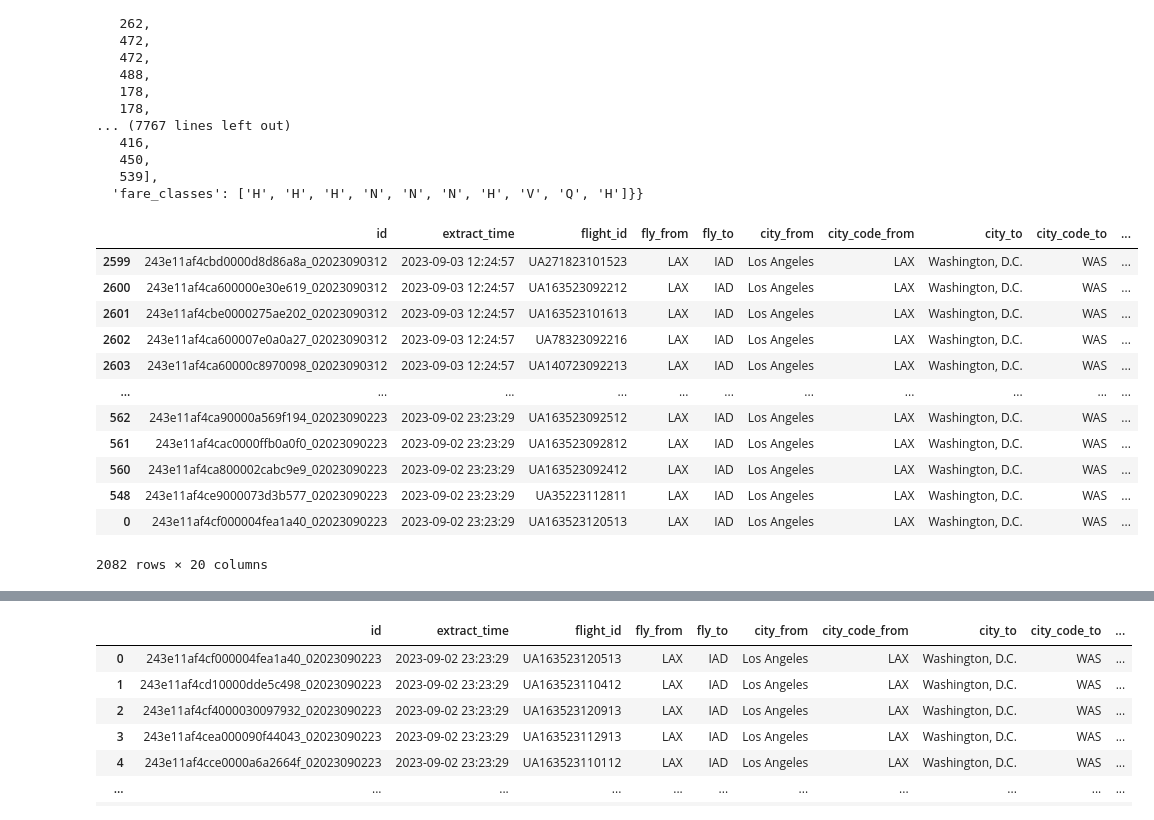
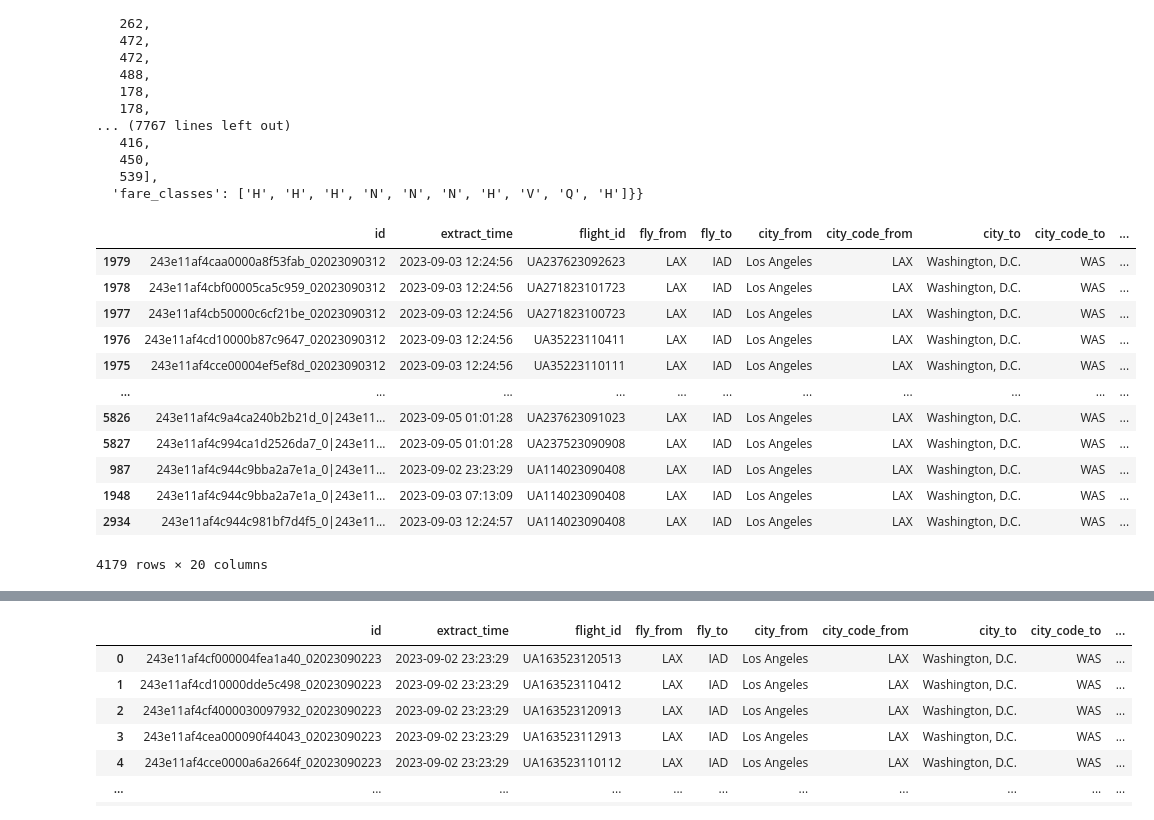
Before and after one commit to benbrill/Flight-info, a Jupyter notebook: notebooks/test.ipynb, the cells around one changed output, grey strips where cells are left out. Drawn from its saved outputs; the diff is of its cells as text; code cells hidden in the pictures.

```diff
--- a/notebooks/test.ipynb
+++ b/notebooks/test.ipynb
@@ -48,19 +48,19 @@ aggregated
    539],
   'fare_classes': ['H', 'H', 'H', 'N', 'N', 'N', 'H', 'V', 'Q', 'H']}}
 # %%
-df[df["airlines"] == "UA"].sort_values("extract_time", ascending = False)[10:]
+df[df["airlines"] == "UA"].sort_values("price", ascending = True)[10:]
 # %% [output]
 |  | id | extract_time | flight_id | fly_from | fly_to | city_from | city_code_from | city_to | city_code_to | ... |
-| 2599 | 243e11af4cbd0000d8d86a8a_02023090312 | 2023-09-03 12:24:57 | UA271823101523 | LAX | IAD | Los Angeles | LAX | Washington, D.C. | WAS | ... |
-| 2600 | 243e11af4ca600000e30e619_02023090312 | 2023-09-03 12:24:57 | UA163523092212 | LAX | IAD | Los Angeles | LAX | Washington, D.C. | WAS | ... |
-| 2601 | 243e11af4cbe0000275ae202_02023090312 | 2023-09-03 12:24:57 | UA163523101613 | LAX | IAD | Los Angeles | LAX | Washington, D.C. | WAS | ... |
-| 2602 | 243e11af4ca600007e0a0a27_02023090312 | 2023-09-03 12:24:57 | UA78323092216 | LAX | IAD | Los Angeles | LAX | Washington, D.C. | WAS | ... |
-| 2603 | 243e11af4ca60000c8970098_02023090312 | 2023-09-03 12:24:57 | UA140723092213 | LAX | IAD | Los Angeles | LAX | Washington, D.C. | WAS | ... |
+| 1979 | 243e11af4caa0000a8f53fab_02023090312 | 2023-09-03 12:24:56 | UA237623092623 | LAX | IAD | Los Angeles | LAX | Washington, D.C. | WAS | ... |
+| 1978 | 243e11af4cbf00005ca5c959_02023090312 | 2023-09-03 12:24:56 | UA271823101723 | LAX | IAD | Los Angeles | LAX | Washington, D.C. | WAS | ... |
+| 1977 | 243e11af4cb50000c6cf21be_02023090312 | 2023-09-03 12:24:56 | UA271823100723 | LAX | IAD | Los Angeles | LAX | Washington, D.C. | WAS | ... |
+| 1976 | 243e11af4cd10000b87c9647_02023090312 | 2023-09-03 12:24:56 | UA35223110411 | LAX | IAD | Los Angeles | LAX | Washington, D.C. | WAS | ... |
+| 1975 | 243e11af4cce00004ef5ef8d_02023090312 | 2023-09-03 12:24:56 | UA35223110111 | LAX | IAD | Los Angeles | LAX | Washington, D.C. | WAS | ... |
 | ... | ... | ... | ... | ... | ... | ... | ... | ... | ... | ... |
-| 562 | 243e11af4ca90000a569f194_02023090223 | 2023-09-02 23:23:29 | UA163523092512 | LAX | IAD | Los Angeles | LAX | Washington, D.C. | WAS | ... |
-| 561 | 243e11af4cac0000ffb0a0f0_02023090223 | 2023-09-02 23:23:29 | UA163523092812 | LAX | IAD | Los Angeles | LAX | Washington, D.C. | WAS | ... |
-| 560 | 243e11af4ca800002cabc9e9_02023090223 | 2023-09-02 23:23:29 | UA163523092412 | LAX | IAD | Los Angeles | LAX | Washington, D.C. | WAS | ... |
-| 548 | 243e11af4ce9000073d3b577_02023090223 | 2023-09-02 23:23:29 | UA35223112811 | LAX | IAD | Los Angeles | LAX | Washington, D.C. | WAS | ... |
-| 0 | 243e11af4cf000004fea1a40_02023090223 | 2023-09-02 23:23:29 | UA163523120513 | LAX | IAD | Los Angeles | LAX | Washington, D.C. | WAS | ... |
+| 5826 | 243e11af4c9a4ca240b2b21d_0|243e11... | 2023-09-05 01:01:28 | UA237623091023 | LAX | IAD | Los Angeles | LAX | Washington, D.C. | WAS | ... |
+| 5827 | 243e11af4c994ca1d2526da7_0|243e11... | 2023-09-05 01:01:28 | UA237523090908 | LAX | IAD | Los Angeles | LAX | Washington, D.C. | WAS | ... |
+| 987 | 243e11af4c944c9bba2a7e1a_0|243e11... | 2023-09-02 23:23:29 | UA114023090408 | LAX | IAD | Los Angeles | LAX | Washington, D.C. | WAS | ... |
+| 1948 | 243e11af4c944c9bba2a7e1a_0|243e11... | 2023-09-03 07:13:09 | UA114023090408 | LAX | IAD | Los Angeles | LAX | Washington, D.C. | WAS | ... |
+| 2934 | 243e11af4c944c981bf7d4f5_0|243e11... | 2023-09-03 12:24:57 | UA114023090408 | LAX | IAD | Los Angeles | LAX | Washington, D.C. | WAS | ... |
-2082 rows × 20 columns
+4179 rows × 20 columns
 # %%
```
Also changed, not shown: parts of 1 cell of this notebook, 4 other files.
